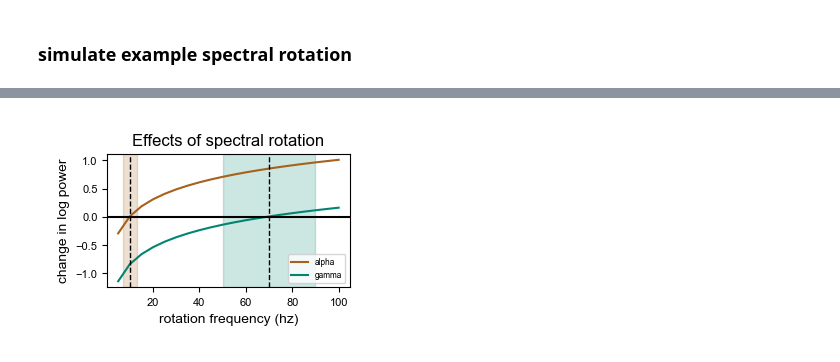
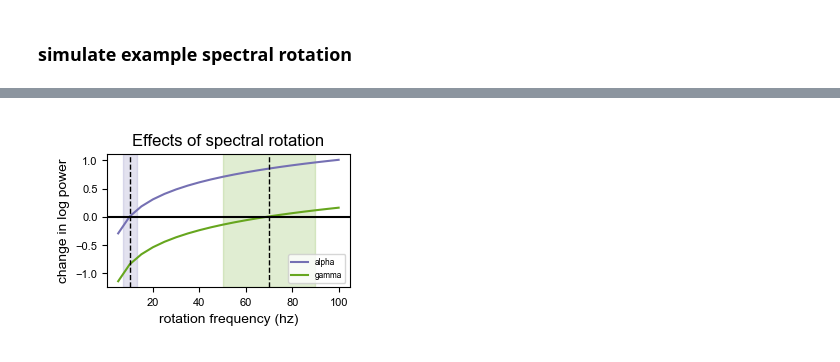
Before and after one commit to voytekresearch/oscillation_vs_exponent, a Jupyter notebook: notebooks/sim_spectral_rotation.ipynb, the cells around one changed output, grey strips where cells are left out. Cells and saved outputs as stored; diff of their text form; code cells hidden in the pictures.

```diff
--- a/notebooks/sim_spectral_rotation.ipynb
+++ b/notebooks/sim_spectral_rotation.ipynb
@@ -128,30 +128,30 @@ results = pd.concat(dfs, axis=0, ignore_index=True)
 # %%
 # plot results
 
 # plot change in power v rotation frequency
 fig, ax = plt.subplots(figsize=[3,2])
-for (band, _), color in zip(BANDS.items(), [COLORS['brown'], COLORS['blue']]):
+for band, _ in BANDS.items():
     df = results.loc[results['band']==band]
-    df.plot(x='f_rotation', y='diff', ax=ax, color=color)
+    df.plot(x='f_rotation', y='diff', ax=ax, color=BCOLORS[band])
 
 # label plot
 ax.set_title('Effects of spectral rotation')
 ax.set(xlabel='rotation frequency (hz)', ylabel='change in log power')
 ax.axhline(0, color='k')
 handles, labels = ax.get_legend_handles_labels()
 labels = [band for band, _ in BANDS.items()]
 ax.legend(handles, labels)
 
 # annotate each bands
-for (_, f_range), color in zip(BANDS.items(), [COLORS['brown'], COLORS['blue']]):
+for band, f_range in BANDS.items():
     # shade band
-    ax.axvspan(f_range[0], f_range[1], color=color, alpha=0.2)
+    ax.axvspan(f_range[0], f_range[1], color=BCOLORS[band], alpha=0.2)
 
     # mark center
     ax.axvline(np.mean(f_range), linestyle='--', color='k', linewidth=1)
 
 # save/show
 plt.savefig(f"{dir_output}/sim_spectral_rotation.png")
 plt.show()
 # %% [output]
-[figure, old version]
+[figure, new version]
```
Also changed, not shown: parts of 2 cells of this notebook, 2 other files.
